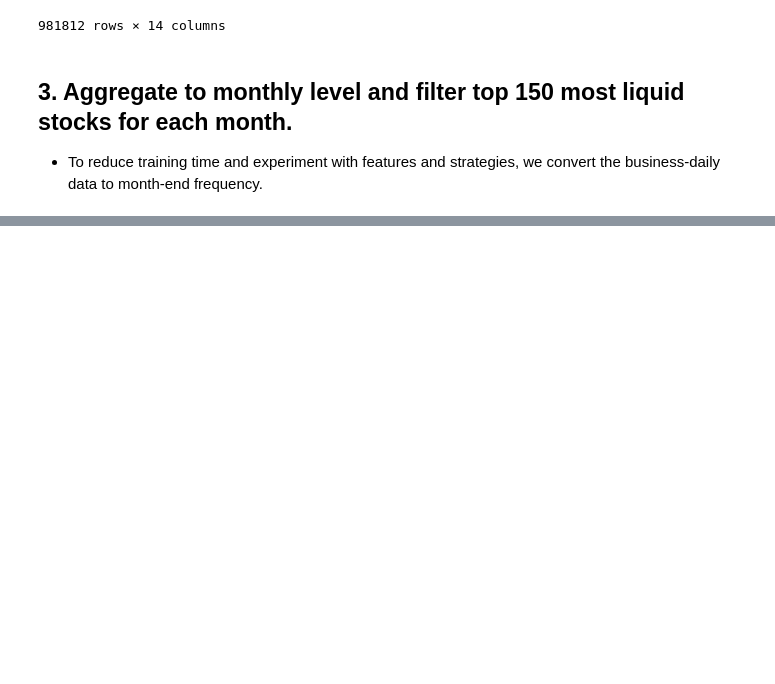
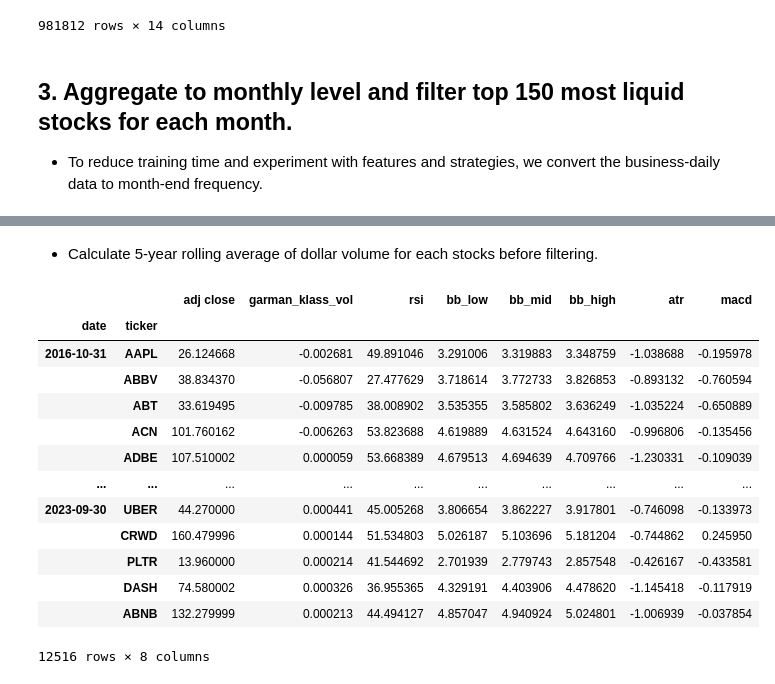
Before and after one commit to osm4307/Algorithemic_Trading, a Jupyter notebook: trading_project.ipynb, the cells around one changed output, grey strips where cells are left out. Cells and saved outputs as stored; diff of their text form; code cells hidden in the pictures; blank space fills up the shorter version.

```diff
--- a/trading_project.ipynb
+++ b/trading_project.ipynb
@@ -126,0 +153,25 @@ df
+# %% [markdown]
+* Calculate 5-year rolling average of dollar volume for each stocks before filtering.
+# %%
+data['dollar_volume'] = (data.loc[:, 'dollar_volume'].unstack('ticker').rolling(5*12, min_periods=12).mean().stack())
+
+data['dollar_vol_rank'] = (data.groupby('date')['dollar_volume'].rank(ascending=False))
+
+data = data[data['dollar_vol_rank']<150].drop(['dollar_volume', 'dollar_vol_rank'], axis=1)
+
+data
+# %% [output]
+|  |  | adj close | garman_klass_vol | rsi | bb_low | bb_mid | bb_high | atr | macd |
+| date | ticker |  |  |  |  |  |  |  |  |
+| 2016-10-31 | AAPL | 26.124668 | -0.002681 | 49.891046 | 3.291006 | 3.319883 | 3.348759 | -1.038688 | -0.195978 |
+|  | ABBV | 38.834370 | -0.056807 | 27.477629 | 3.718614 | 3.772733 | 3.826853 | -0.893132 | -0.760594 |
+|  | ABT | 33.619495 | -0.009785 | 38.008902 | 3.535355 | 3.585802 | 3.636249 | -1.035224 | -0.650889 |
+|  | ACN | 101.760162 | -0.006263 | 53.823688 | 4.619889 | 4.631524 | 4.643160 | -0.996806 | -0.135456 |
+|  | ADBE | 107.510002 | 0.000059 | 53.668389 | 4.679513 | 4.694639 | 4.709766 | -1.230331 | -0.109039 |
+| ... | ... | ... | ... | ... | ... | ... | ... | ... | ... |
+| 2023-09-30 | UBER | 44.270000 | 0.000441 | 45.005268 | 3.806654 | 3.862227 | 3.917801 | -0.746098 | -0.133973 |
+|  | CRWD | 160.479996 | 0.000144 | 51.534803 | 5.026187 | 5.103696 | 5.181204 | -0.744862 | 0.245950 |
+|  | PLTR | 13.960000 | 0.000214 | 41.544692 | 2.701939 | 2.779743 | 2.857548 | -0.426167 | -0.433581 |
+|  | DASH | 74.580002 | 0.000326 | 36.955365 | 4.329191 | 4.403906 | 4.478620 | -1.145418 | -0.117919 |
+|  | ABNB | 132.279999 | 0.000213 | 44.494127 | 4.857047 | 4.940924 | 5.024801 | -1.006939 | -0.037854 |
+12516 rows × 8 columns
```
Also changed, not shown: parts of 9 cells of this notebook.
